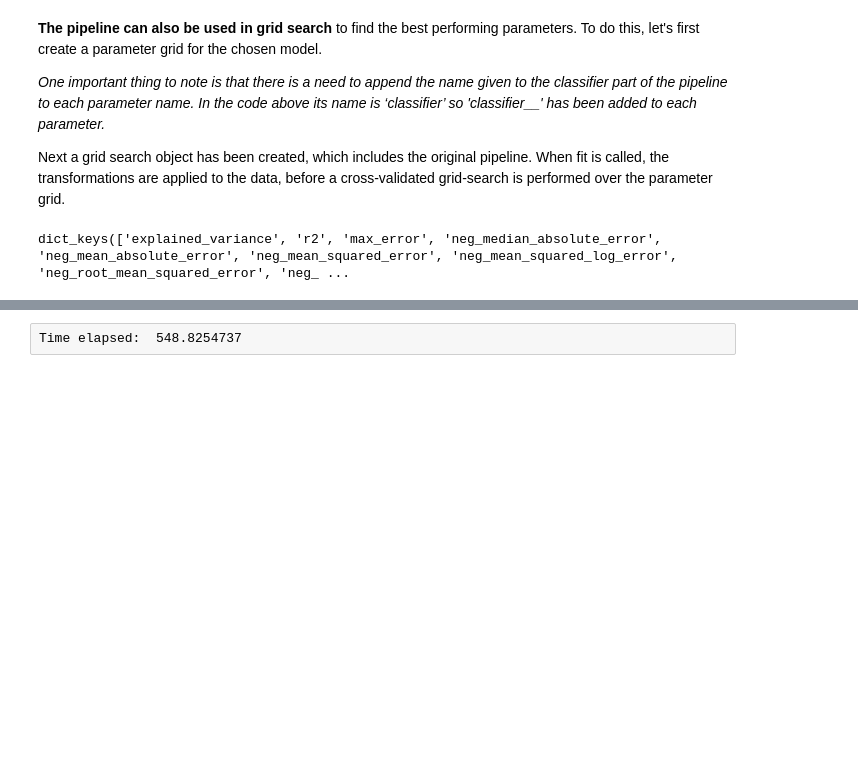
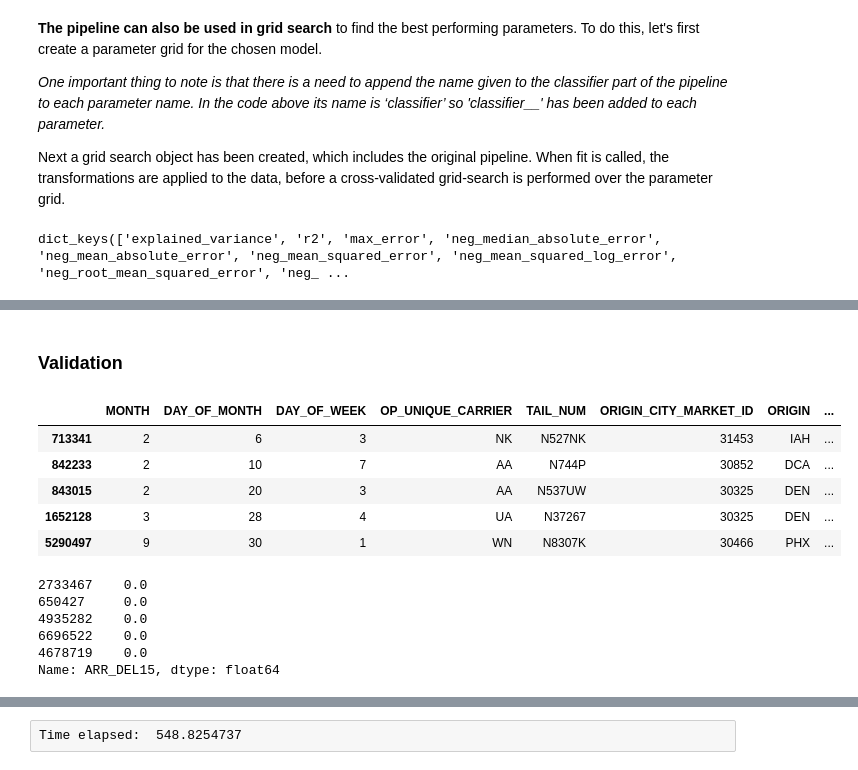
Before and after one commit to malonsol/TFM_KSchool, a Jupyter notebook: EDA/DELAY/Pipeline_test.ipynb, the cells around one changed output, grey strips where cells are left out. Cells and saved outputs as stored; diff of their text form; code cells hidden in the pictures; blank space fills up the shorter version.

```diff
--- a/EDA/DELAY/Pipeline_test.ipynb
+++ b/EDA/DELAY/Pipeline_test.ipynb
@@ -463,0 +467,22 @@ f1_score(y_test, predictions), recall_score(y_test, predictions), precision_scor
+# %% [markdown]
+### Validation
+# %%
+X_validation = df_validation.drop('ARR_DEL15', axis=1)
+X_validation.sample(5)
+# %% [output]
+|  | MONTH | DAY_OF_MONTH | DAY_OF_WEEK | OP_UNIQUE_CARRIER | TAIL_NUM | ORIGIN_CITY_MARKET_ID | ORIGIN | ... |
+| 713341 | 2 | 6 | 3 | NK | N527NK | 31453 | IAH | ... |
+| 842233 | 2 | 10 | 7 | AA | N744P | 30852 | DCA | ... |
+| 843015 | 2 | 20 | 3 | AA | N537UW | 30325 | DEN | ... |
+| 1652128 | 3 | 28 | 4 | UA | N37267 | 30325 | DEN | ... |
+| 5290497 | 9 | 30 | 1 | WN | N8307K | 30466 | PHX | ... |
+# %%
+y_validation = df_validation['ARR_DEL15']
+y_validation.sample(5)
+# %% [output]
+2733467    0.0
+650427     0.0
+4935282    0.0
+6696522    0.0
+4678719    0.0
+Name: ARR_DEL15, dtype: float64
```
Also changed, not shown: parts of 29 cells of this notebook.
